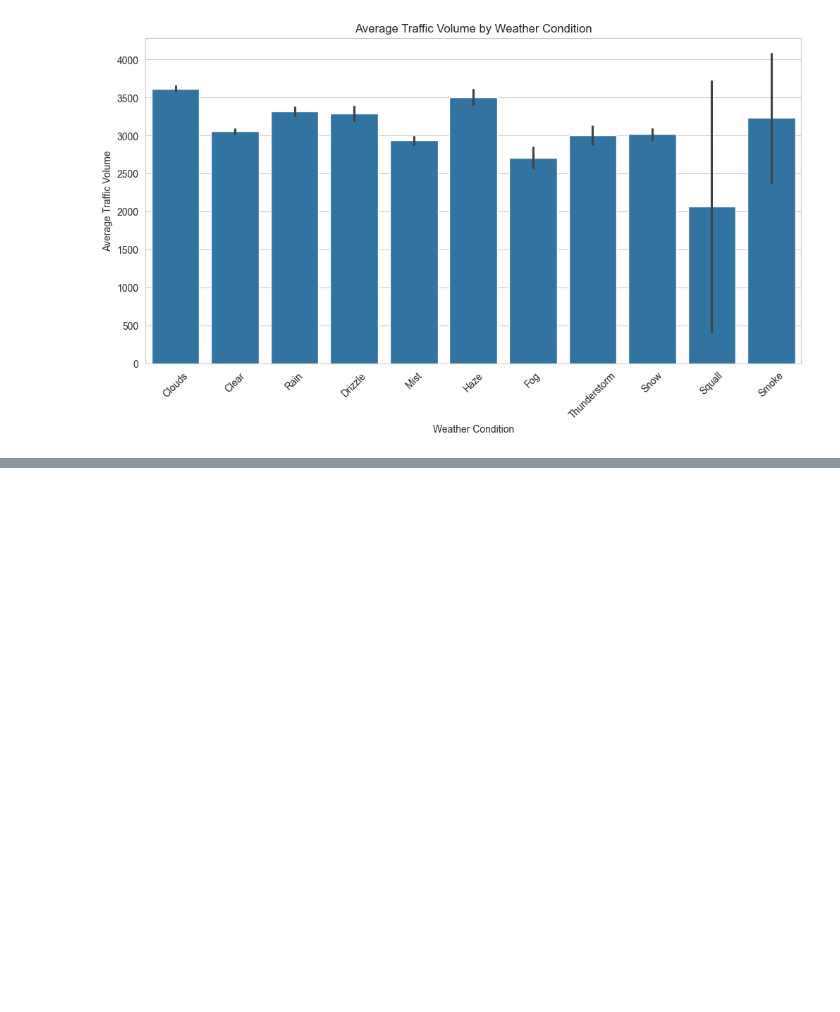
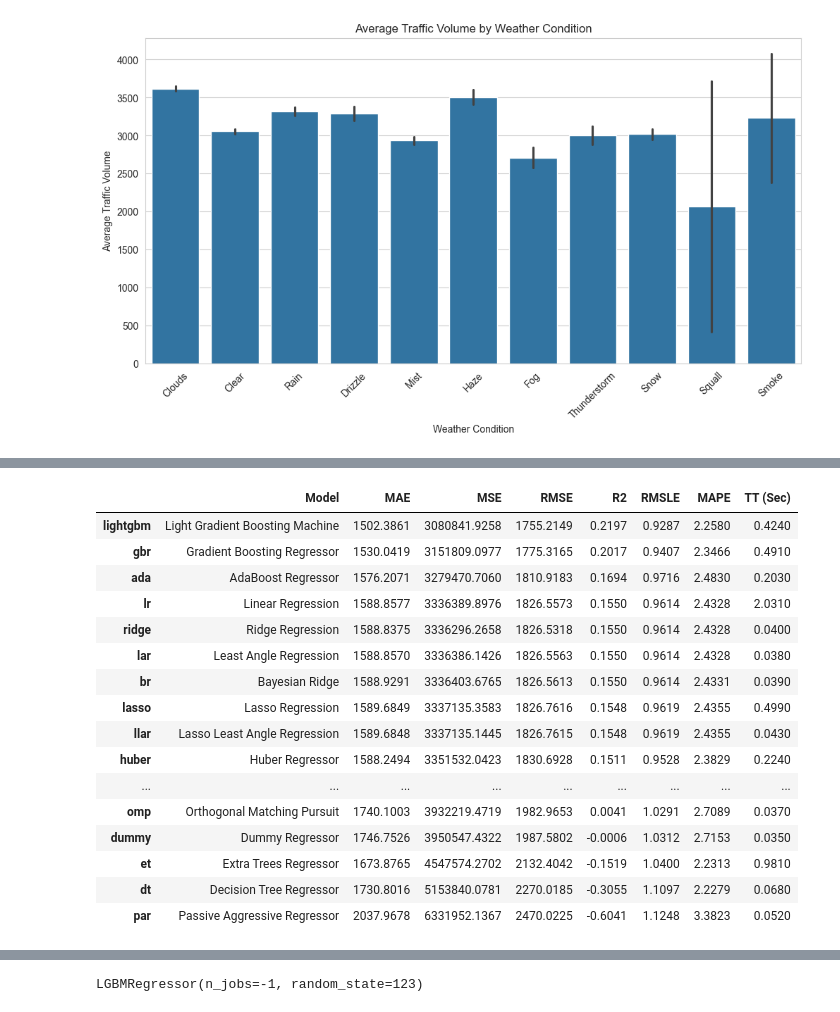
Before and after one commit to HSKdeveloper/ML-Project, a Jupyter notebook: mlProject/em.ipynb, the cells around one changed output, grey strips where cells are left out. Saved outputs shown, nothing was run; the diff lists cells and outputs as text; code cells hidden in the pictures; blank space fills up the shorter version.

```diff
--- a/mlProject/em.ipynb
+++ b/mlProject/em.ipynb
@@ -155,0 +184,8 @@ plt.show()
+# %%
+# Compare all available models and find the best one
+# This might take a minute depending on your data size
+best_model = compare_models()
+
+# Print the best model details
+print(best_model)
+# %% [output]
@@ -155,0 +193,17 @@ plt.show()
+|  | Model | MAE | MSE | RMSE | R2 | RMSLE | MAPE | TT (Sec) |
+| lightgbm | Light Gradient Boosting Machine | 1502.3861 | 3080841.9258 | 1755.2149 | 0.2197 | 0.9287 | 2.2580 | 0.4240 |
+| gbr | Gradient Boosting Regressor | 1530.0419 | 3151809.0977 | 1775.3165 | 0.2017 | 0.9407 | 2.3466 | 0.4910 |
+| ada | AdaBoost Regressor | 1576.2071 | 3279470.7060 | 1810.9183 | 0.1694 | 0.9716 | 2.4830 | 0.2030 |
+| lr | Linear Regression | 1588.8577 | 3336389.8976 | 1826.5573 | 0.1550 | 0.9614 | 2.4328 | 2.0310 |
+| ridge | Ridge Regression | 1588.8375 | 3336296.2658 | 1826.5318 | 0.1550 | 0.9614 | 2.4328 | 0.0400 |
+| lar | Least Angle Regression | 1588.8570 | 3336386.1426 | 1826.5563 | 0.1550 | 0.9614 | 2.4328 | 0.0380 |
+| br | Bayesian Ridge | 1588.9291 | 3336403.6765 | 1826.5613 | 0.1550 | 0.9614 | 2.4331 | 0.0390 |
+| lasso | Lasso Regression | 1589.6849 | 3337135.3583 | 1826.7616 | 0.1548 | 0.9619 | 2.4355 | 0.4990 |
+| llar | Lasso Least Angle Regression | 1589.6848 | 3337135.1445 | 1826.7615 | 0.1548 | 0.9619 | 2.4355 | 0.0430 |
+| huber | Huber Regressor | 1588.2494 | 3351532.0423 | 1830.6928 | 0.1511 | 0.9528 | 2.3829 | 0.2240 |
+| ... | ... | ... | ... | ... | ... | ... | ... | ... |
+| omp | Orthogonal Matching Pursuit | 1740.1003 | 3932219.4719 | 1982.9653 | 0.0041 | 1.0291 | 2.7089 | 0.0370 |
+| dummy | Dummy Regressor | 1746.7526 | 3950547.4322 | 1987.5802 | -0.0006 | 1.0312 | 2.7153 | 0.0350 |
+| et | Extra Trees Regressor | 1673.8765 | 4547574.2702 | 2132.4042 | -0.1519 | 1.0400 | 2.2313 | 0.9810 |
+| dt | Decision Tree Regressor | 1730.8016 | 5153840.0781 | 2270.0185 | -0.3055 | 1.1097 | 2.2279 | 0.0680 |
+| par | Passive Aggressive Regressor | 2037.9678 | 6331952.1367 | 2470.0225 | -0.6041 | 1.1248 | 3.3823 | 0.0520 |
@@ -155,0 +211 @@ plt.show()
+LGBMRegressor(n_jobs=-1, random_state=123)
```
Also changed, not shown: parts of 17 cells of this notebook, 1 other file.
